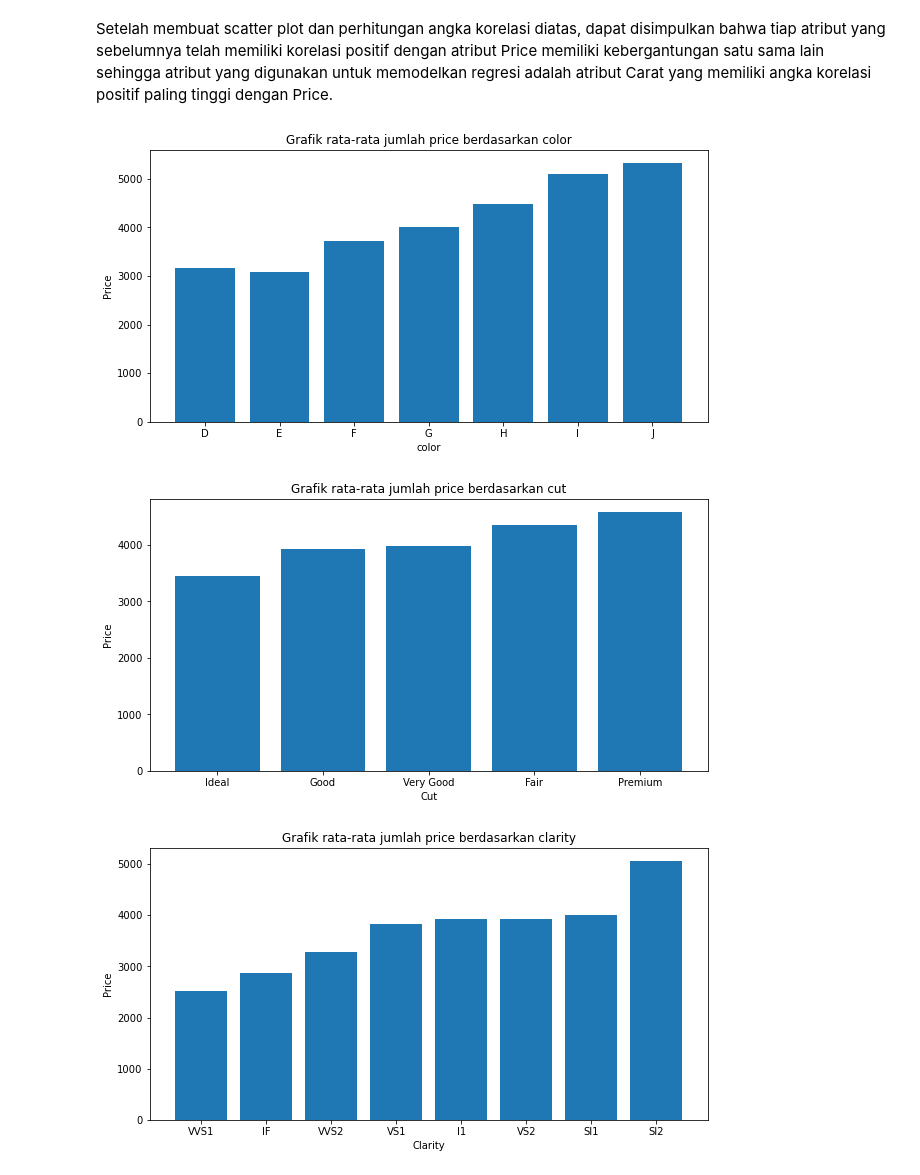
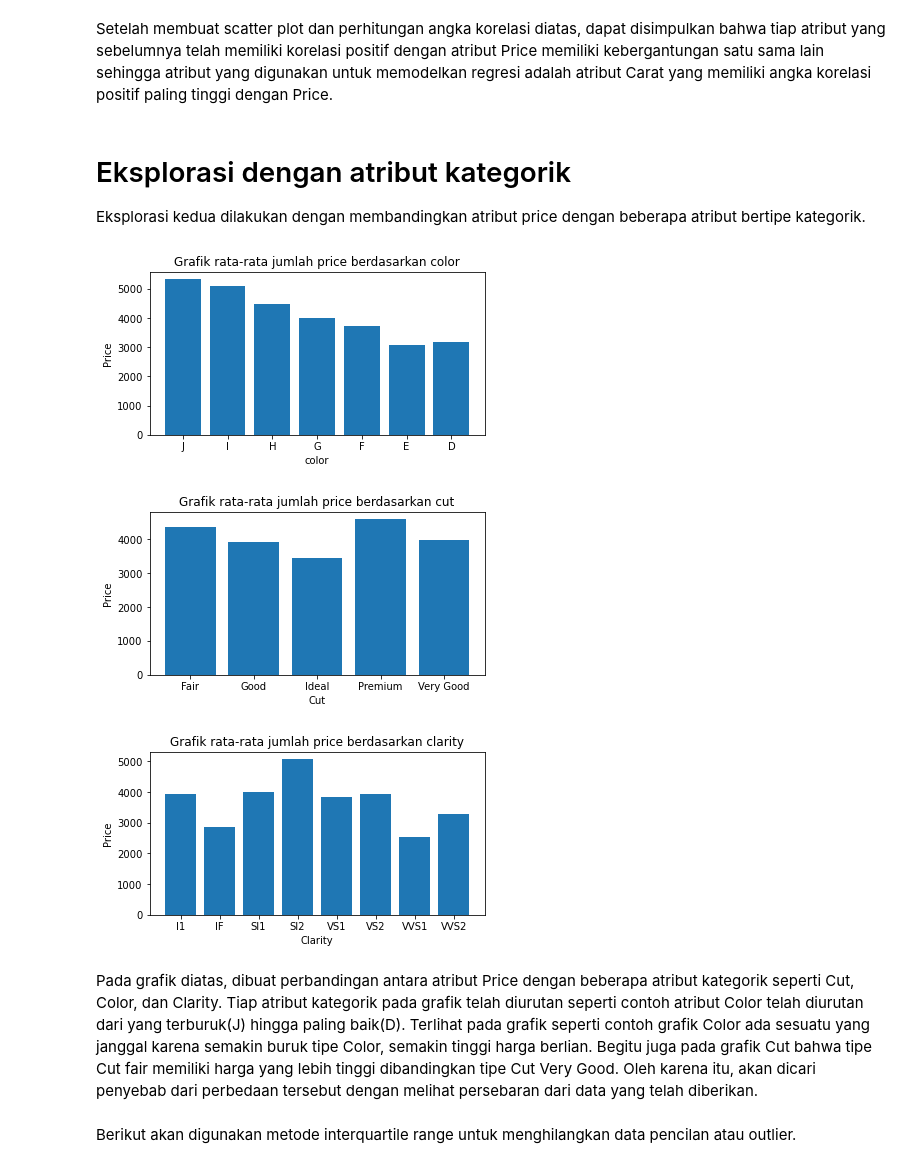
Before and after one commit to 6181801030ClementRivandi/TA, a Jupyter notebook: TA.ipynb, the cells around one changed output. Drawn from its saved outputs; the diff is of its cells as text; code cells hidden in the pictures.

```diff
--- a/TA.ipynb
+++ b/TA.ipynb
@@ -201,41 +215,44 @@ korelasi antara atribut Y(lebar) dengan Z(dalam) : [[1.         0.95200572]
  [0.95200572 1.        ]]
 # %% [markdown]
 Setelah membuat scatter plot dan perhitungan angka korelasi diatas, dapat disimpulkan bahwa tiap atribut yang sebelumnya telah memiliki korelasi positif dengan atribut Price memiliki kebergantungan satu sama lain sehingga atribut yang digunakan untuk memodelkan regresi adalah atribut Carat yang memiliki angka korelasi positif paling tinggi dengan Price.
+# %% [markdown]
+# Eksplorasi dengan atribut kategorik
+Eksplorasi kedua dilakukan dengan membandingkan atribut price dengan beberapa atribut bertipe kategorik.
 # %%
-### Eksplorasi Data 2 ###
-
-#Eksplorasi kedua dilakukan dengan membandingkan atribut price dengan beberapa atribut bertipe kategorik
-
 # Membuat grafik untuk melihat hubungan antara atribut Color dengan Price.
 # Grafik dibuat dengan membandingkan rata-rata Price dengan jenis Color.
-ColorToPrice = data.groupby('color').mean().sort_values('color')
-plt.figure(figsize=[10,5])
+ColorToPrice = data.groupby('color').mean().sort_values('color', ascending=False)
+plt.figure(figsize=[6,3])
 plt.title('Grafik rata-rata jumlah price berdasarkan color')
 plt.xlabel('color')
 plt.ylabel('Price')
 plt.bar(ColorToPrice.index, ColorToPrice['price'])
 plt.show()
 
 # Membuat grafik untuk melihat hubungan antara atribut Cut dengan Price.
 # Grafik dibuat dengan membandingkan rata-rata Price dengan jenis Cut.
-CutToPrice = data.groupby('cut').mean().sort_values('price')
-plt.figure(figsize=[10,5])
+CutToPrice = data.groupby('cut').mean().sort_values('cut')
+plt.figure(figsize=[6,3])
 plt.title('Grafik rata-rata jumlah price berdasarkan cut')
 plt.xlabel('Cut')
 plt.ylabel('Price')
 plt.bar(CutToPrice.index, CutToPrice['price'])
 plt.show()
 
 # Membuat grafik untuk melihat hubungan antara atribut Clarity dengan Price.
 # Grafik dibuat dengan membandingkan rata-rata Price dengan jenis Clarity.
-ClarityToPrice = data.groupby('clarity').mean().sort_values('price')
-plt.figure(figsize=[10,5])
+ClarityToPrice = data.groupby('clarity').mean().sort_values('clarity')
+plt.figure(figsize=[6,3])
 plt.title('Grafik rata-rata jumlah price berdasarkan clarity')
 plt.xlabel('Clarity')
 plt.ylabel('Price')
 plt.bar(ClarityToPrice.index, ClarityToPrice['price'])
 plt.show()
 # %% [output]
-[figure, old version]
+[figure, new version]
-[figure, old version]
+[figure, new version]
-[figure, old version]
+[figure, new version]
+# %% [markdown]
+Pada grafik diatas, dibuat perbandingan antara atribut Price dengan beberapa atribut kategorik seperti Cut, Color, dan Clarity. Tiap atribut kategorik pada grafik telah diurutan seperti contoh atribut Color telah diurutan dari yang terburuk(J) hingga paling baik(D). Terlihat pada grafik seperti contoh grafik Color ada sesuatu yang janggal karena semakin buruk tipe Color, semakin tinggi harga berlian. Begitu juga pada grafik Cut bahwa tipe Cut fair memiliki harga yang lebih tinggi dibandingkan tipe Cut Very Good. Oleh karena itu, akan dicari penyebab dari perbedaan tersebut dengan melihat persebaran dari data yang telah diberikan.
+# %% [markdown]
+Berikut akan digunakan metode interquartile range untuk menghilangkan data pencilan atau outlier.
```
Also changed, not shown: parts of 6 cells of this notebook, 1 other file.
